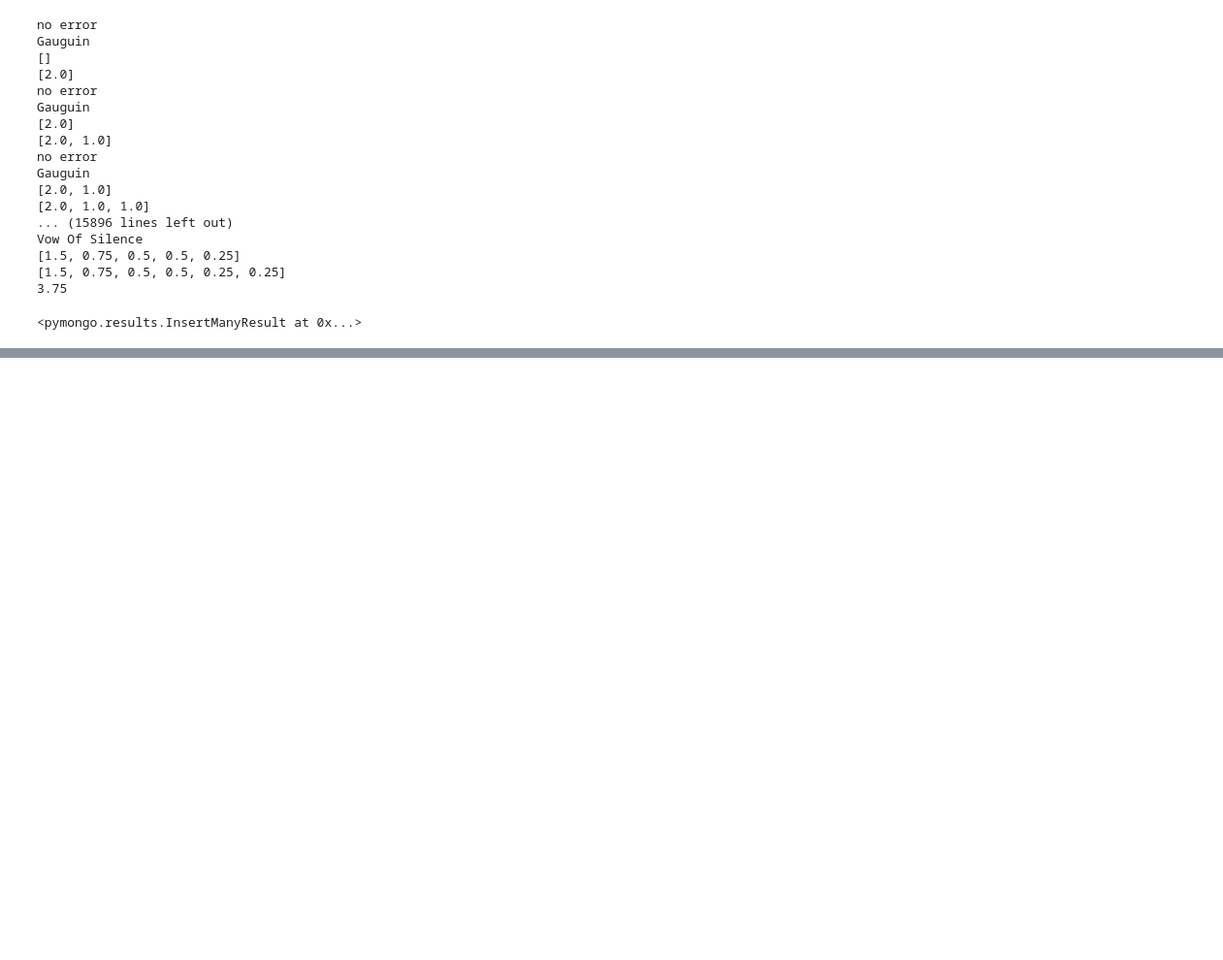
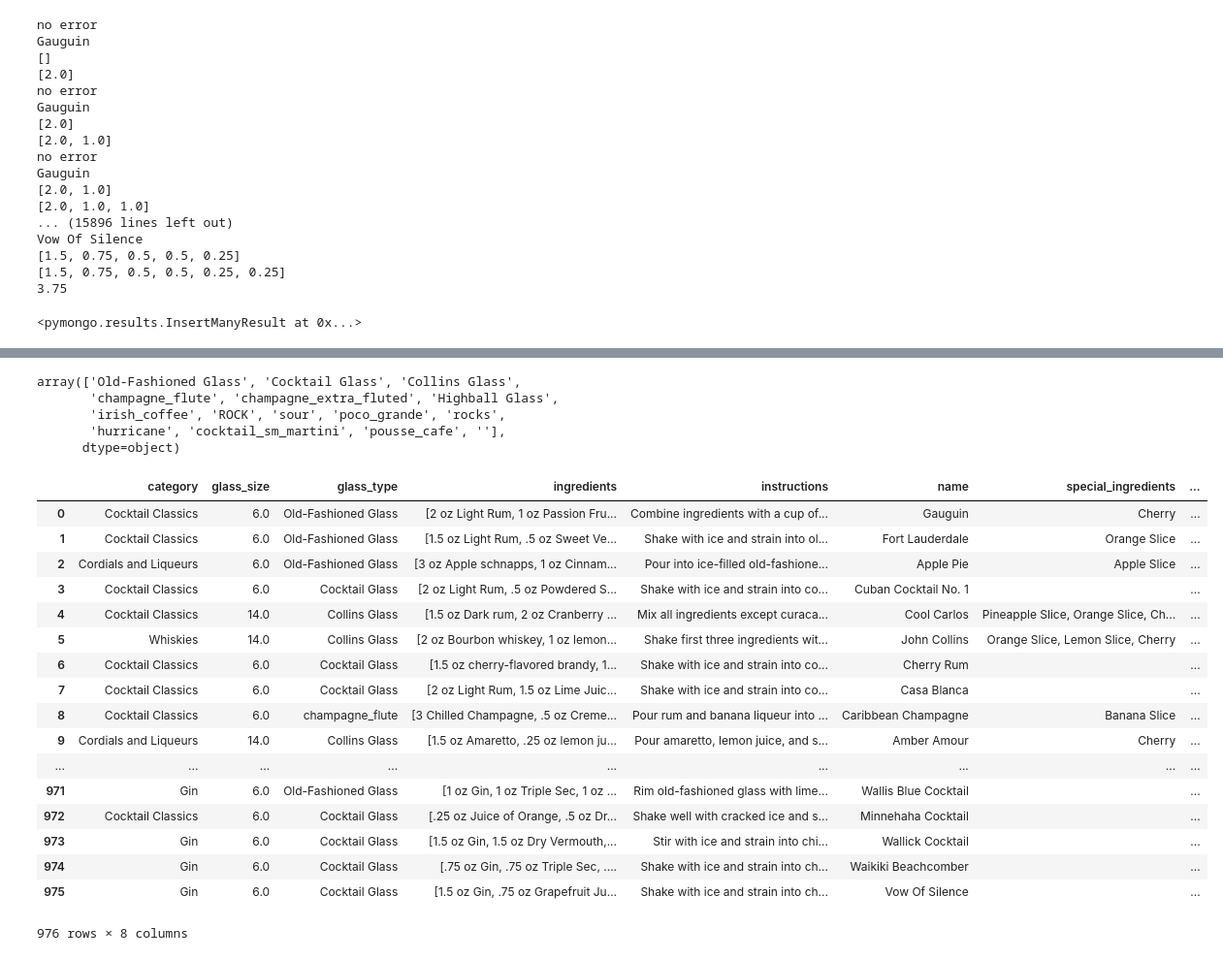
Before and after one commit to shortpoet/Final-Project, a Jupyter notebook: db_init.ipynb, the cells around one changed output, grey strips where cells are left out. Shown at 97% size. Cells and saved outputs as stored; diff of their text form; code cells hidden in the pictures; blank space fills up the shorter version.

Commit message:
merged glass and recipe dbs

```diff
--- a/db_init.ipynb
+++ b/db_init.ipynb
@@ -155,4 +155,0 @@ cocktail_db_response = collection.find({}, {'_id': False})
-# %%
-recipes = []
-for recipe in cocktail_db_response:
-    recipes.append(recipe)
@@ -178,0 +192,30 @@ recipes
+# %%
+boston_drinks['glass'].unique()
+# %% [output]
+array(['Old-Fashioned Glass', 'Cocktail Glass', 'Collins Glass',
+       'champagne_flute', 'champagne_extra_fluted', 'Highball Glass',
+       'irish_coffee', 'ROCK', 'sour', 'poco_grande', 'rocks',
+       'hurricane', 'cocktail_sm_martini', 'pousse_cafe', ''],
+      dtype=object)
+# %%
+recipes_df = pd.DataFrame(recipes)
+recipes_df
+# %% [output]
+|  | category | glass_size | glass_type | ingredients | instructions | name | special_ingredients | ... |
+| 0 | Cocktail Classics | 6.0 | Old-Fashioned Glass | [2 oz Light Rum, 1 oz Passion Fru... | Combine ingredients with a cup of... | Gauguin | Cherry | ... |
+| 1 | Cocktail Classics | 6.0 | Old-Fashioned Glass | [1.5 oz Light Rum, .5 oz Sweet Ve... | Shake with ice and strain into ol... | Fort Lauderdale | Orange Slice | ... |
+| 2 | Cordials and Liqueurs | 6.0 | Old-Fashioned Glass | [3 oz Apple schnapps, 1 oz Cinnam... | Pour into ice-filled old-fashione... | Apple Pie | Apple Slice | ... |
+| 3 | Cocktail Classics | 6.0 | Cocktail Glass | [2 oz Light Rum, .5 oz Powdered S... | Shake with ice and strain into co... | Cuban Cocktail No. 1 |  | ... |
+| 4 | Cocktail Classics | 14.0 | Collins Glass | [1.5 oz Dark rum, 2 oz Cranberry ... | Mix all ingredients except curaca... | Cool Carlos | Pineapple Slice, Orange Slice, Ch... | ... |
+| 5 | Whiskies | 14.0 | Collins Glass | [2 oz Bourbon whiskey, 1 oz lemon... | Shake first three ingredients wit... | John Collins | Orange Slice, Lemon Slice, Cherry | ... |
+| 6 | Cocktail Classics | 6.0 | Cocktail Glass | [1.5 oz cherry-flavored brandy, 1... | Shake with ice and strain into co... | Cherry Rum |  | ... |
+| 7 | Cocktail Classics | 6.0 | Cocktail Glass | [2 oz Light Rum, 1.5 oz Lime Juic... | Shake with ice and strain into co... | Casa Blanca |  | ... |
+| 8 | Cocktail Classics | 6.0 | champagne_flute | [3 Chilled Champagne, .5 oz Creme... | Pour rum and banana liqueur into ... | Caribbean Champagne | Banana Slice | ... |
+| 9 | Cordials and Liqueurs | 14.0 | Collins Glass | [1.5 oz Amaretto, .25 oz lemon ju... | Pour amaretto, lemon juice, and s... | Amber Amour | Cherry | ... |
+| ... | ... | ... | ... | ... | ... | ... | ... | ... |
+| 971 | Gin | 6.0 | Old-Fashioned Glass | [1 oz Gin, 1 oz Triple Sec, 1 oz ... | Rim old-fashioned glass with lime... | Wallis Blue Cocktail |  | ... |
+| 972 | Cocktail Classics | 6.0 | Cocktail Glass | [.25 oz Juice of Orange, .5 oz Dr... | Shake well with cracked ice and s... | Minnehaha Cocktail |  | ... |
+| 973 | Gin | 6.0 | Cocktail Glass | [1.5 oz Gin, 1.5 oz Dry Vermouth,... | Stir with ice and strain into chi... | Wallick Cocktail |  | ... |
+| 974 | Gin | 6.0 | Cocktail Glass | [.75 oz Gin, .75 oz Triple Sec, .... | Shake with ice and strain into ch... | Waikiki Beachcomber |  | ... |
+| 975 | Gin | 6.0 | Cocktail Glass | [1.5 oz Gin, .75 oz Grapefruit Ju... | Shake with ice and strain into ch... | Vow Of Silence |  | ... |
+976 rows × 8 columns
```
Also changed, not shown: parts of 14 cells of this notebook, 6 other files.
